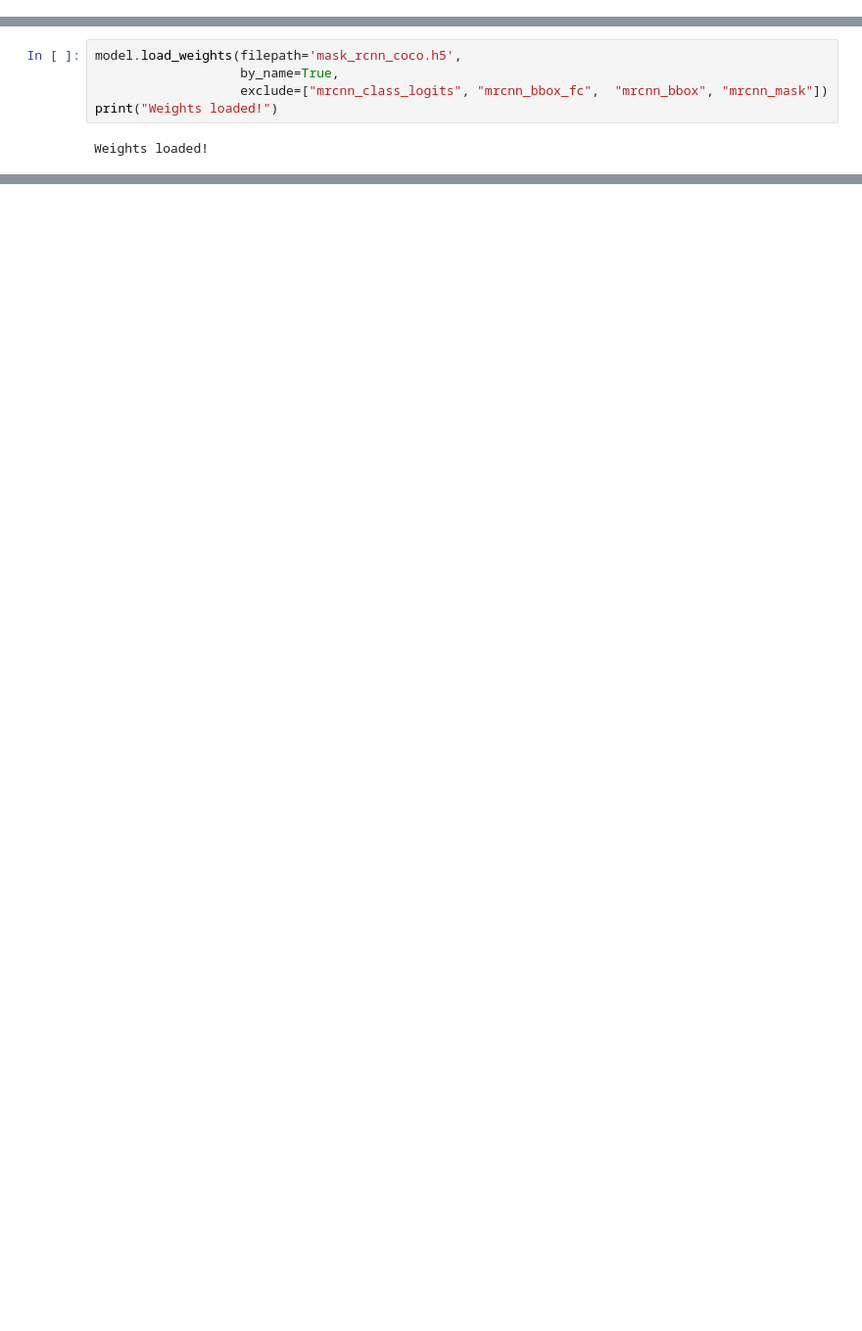
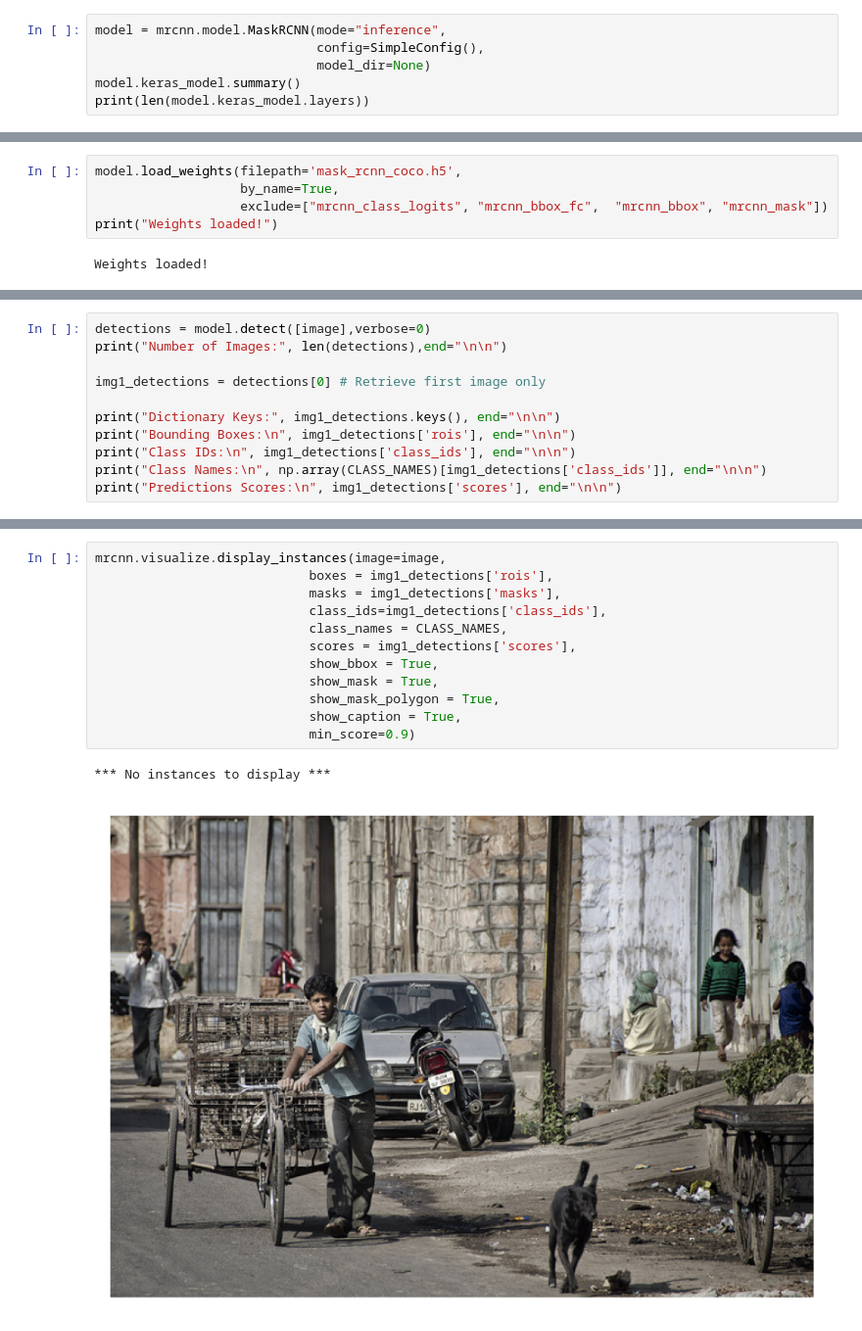
Before and after one commit to jojosam90/imagesegmentation, a Jupyter notebook: mask-rcnn.ipynb, the cells around one changed output, grey strips where cells are left out. Shown at 98% size. Saved outputs shown, nothing was run; the diff lists cells and outputs as text; blank space fills up the shorter version.

```diff
--- a/mask-rcnn.ipynb
+++ b/mask-rcnn.ipynb
@@ -282,0 +151,6 @@ urllib.request.urlretrieve("https://github.com/matterport/Mask_RCNN/releases/dow
+# %%
+model = mrcnn.model.MaskRCNN(mode="inference",
+                             config=SimpleConfig(),
+                             model_dir=None)
+model.keras_model.summary()
+print(len(model.keras_model.layers))
@@ -314,0 +200,11 @@ AttributeError: ignored
+# %%
+detections = model.detect([image],verbose=0)
+print("Number of Images:", len(detections),end="\n\n")
+
+img1_detections = detections[0] # Retrieve first image only
+
+print("Dictionary Keys:", img1_detections.keys(), end="\n\n")
+print("Bounding Boxes:\n", img1_detections['rois'], end="\n\n")
+print("Class IDs:\n", img1_detections['class_ids'], end="\n\n")
+print("Class Names:\n", np.array(CLASS_NAMES)[img1_detections['class_ids']], end="\n\n")
+print("Predictions Scores:\n", img1_detections['scores'], end="\n\n")
@@ -314,0 +229,15 @@ AttributeError: ignored
+# %%
+mrcnn.visualize.display_instances(image=image,
+                            boxes = img1_detections['rois'],
+                            masks = img1_detections['masks'],
+                            class_ids=img1_detections['class_ids'],
+                            class_names = CLASS_NAMES,
+                            scores = img1_detections['scores'],
+                            show_bbox = True,
+                            show_mask = True,
+                            show_mask_polygon = True,
+                            show_caption = True,
+                            min_score=0.9)
+# %% [output]
+*** No instances to display ***
+[figure, added]
```
Also changed, not shown: parts of 47 cells of this notebook.
